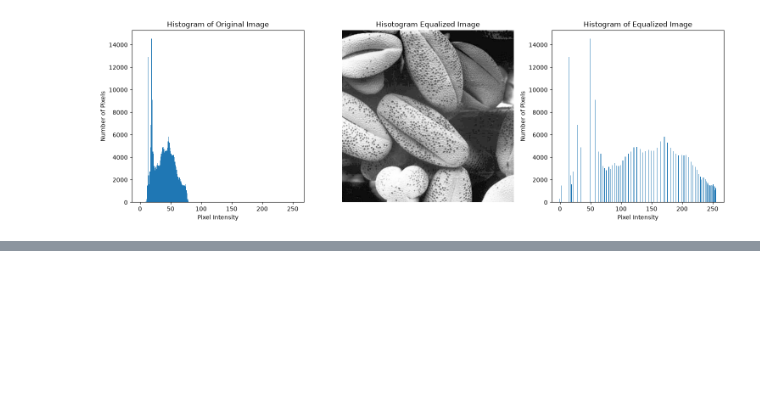
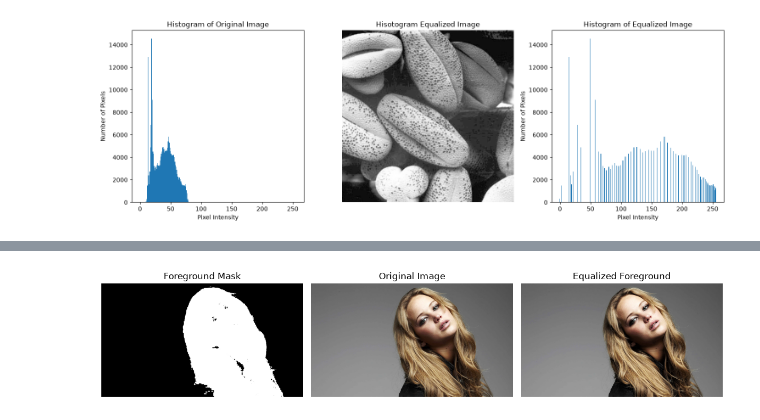
Before and after one commit to BashithaAnthony/EN3160-Assignment-1-on-Intensity-Transformations-and-Neighborhood-Filtering, a Jupyter notebook: Answer_book.ipynb, the cells around one changed output, grey strips where cells are left out. Cells and saved outputs as stored; diff of their text form; code cells hidden in the pictures; blank space fills up the shorter version.

```diff
--- a/Answer_book.ipynb
+++ b/Answer_book.ipynb
@@ -219,0 +240,26 @@ histogram_equalization("shells.jpg")
+# %%
+_, mask = cv.threshold(s, 13, 255, cv.THRESH_BINARY)
+v_foreground = cv.bitwise_and(v, v, mask=mask) #Foreground only
+
+hist, bins = np.histogram(v_foreground[mask == 255], bins=256, range=[0, 256])
+cdf = hist.cumsum()
+mapping = np.arange(256)
+for k in range(len(cdf)):
+    mapping[k] = round(255*cdf[k]/cdf.max())
+v_equalized_foreground = mapping[v_foreground].astype(np.uint8)
+
+mask_inv = cv.bitwise_not(mask)
+v_background = cv.bitwise_and(v, v, mask=mask_inv) #Background only
+
+v_final = cv.add(v_equalized_foreground, v_background)
+img_hsv_final = cv.merge((h, s, v_final))
+img_final_rgb = cv.cvtColor(img_hsv_final, cv.COLOR_HSV2RGB)
+
+plt.figure(figsize=(12, 8))
+plt.subplot(1, 3, 1), plt.imshow(mask, cmap='gray'); plt.title('Foreground Mask'); plt.axis('off');
+plt.subplot(1, 3, 2), plt.imshow(img_rgb); plt.title('Original Image'); plt.axis('off');
+plt.subplot(1, 3, 3), plt.imshow(img_final_rgb); plt.title('Equalized Foreground'); plt.axis('off');
+plt.tight_layout()
+plt.show(block=False)
+# %% [output]
+[figure, added]
```
Also changed, not shown: parts of 5 cells of this notebook, 1 other file.
